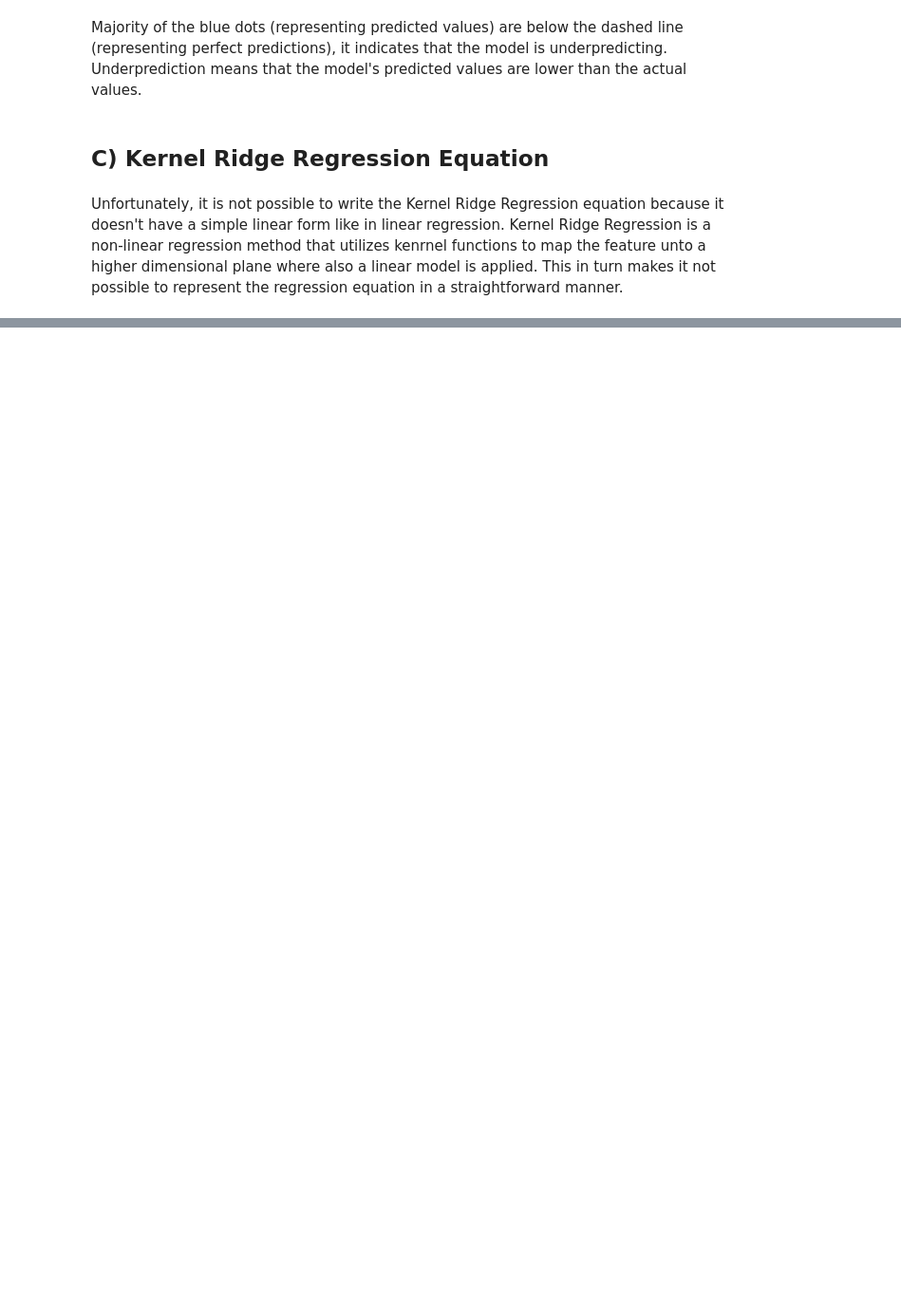
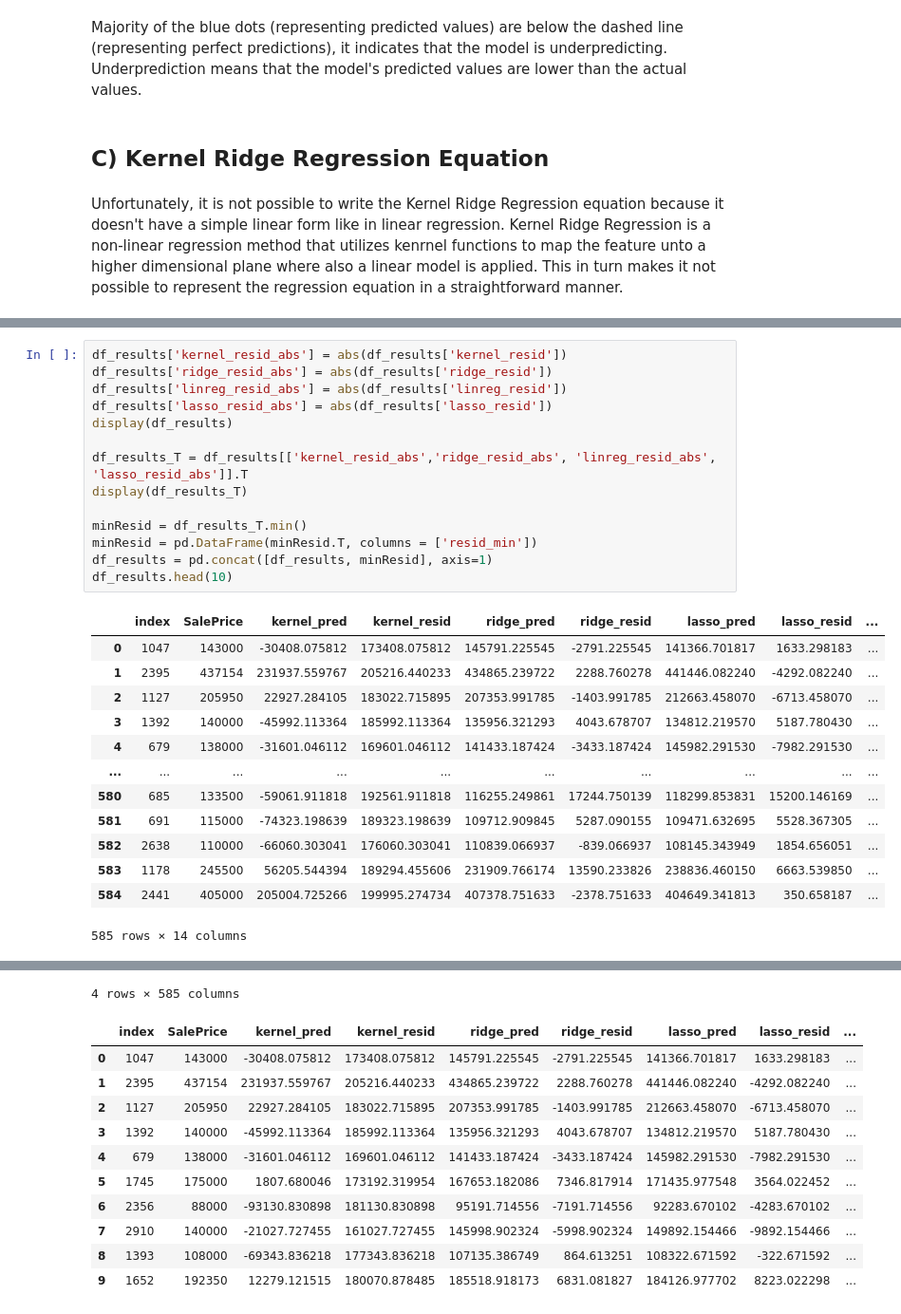
Before and after one commit to sah9j/MidtermProject3550, a Jupyter notebook: Data3550MidPro_MAIN.ipynb, the cells around one changed output, grey strips where cells are left out. Shown at 95% size. Cells and saved outputs as stored; diff of their text form; blank space fills up the shorter version.

```diff
--- a/Data3550MidPro_MAIN.ipynb
+++ b/Data3550MidPro_MAIN.ipynb
@@ -774,0 +874,28 @@ Unfortunately, it is not possible to write the Kernel Ridge Regression equation
+# %%
+df_results['kernel_resid_abs'] = abs(df_results['kernel_resid'])
+df_results['ridge_resid_abs'] = abs(df_results['ridge_resid'])
+df_results['linreg_resid_abs'] = abs(df_results['linreg_resid'])
+df_results['lasso_resid_abs'] = abs(df_results['lasso_resid'])
+display(df_results)
+
+df_results_T = df_results[['kernel_resid_abs','ridge_resid_abs', 'linreg_resid_abs', 'lasso_resid_abs']].T
+display(df_results_T)
+
+minResid = df_results_T.min()
+minResid = pd.DataFrame(minResid.T, columns = ['resid_min'])
+df_results = pd.concat([df_results, minResid], axis=1)
+df_results.head(10)
+# %% [output]
+|  | index | SalePrice | kernel_pred | kernel_resid | ridge_pred | ridge_resid | lasso_pred | lasso_resid | ... |
+| 0 | 1047 | 143000 | -30408.075812 | 173408.075812 | 145791.225545 | -2791.225545 | 141366.701817 | 1633.298183 | ... |
+| 1 | 2395 | 437154 | 231937.559767 | 205216.440233 | 434865.239722 | 2288.760278 | 441446.082240 | -4292.082240 | ... |
+| 2 | 1127 | 205950 | 22927.284105 | 183022.715895 | 207353.991785 | -1403.991785 | 212663.458070 | -6713.458070 | ... |
+| 3 | 1392 | 140000 | -45992.113364 | 185992.113364 | 135956.321293 | 4043.678707 | 134812.219570 | 5187.780430 | ... |
+| 4 | 679 | 138000 | -31601.046112 | 169601.046112 | 141433.187424 | -3433.187424 | 145982.291530 | -7982.291530 | ... |
+| ... | ... | ... | ... | ... | ... | ... | ... | ... | ... |
+| 580 | 685 | 133500 | -59061.911818 | 192561.911818 | 116255.249861 | 17244.750139 | 118299.853831 | 15200.146169 | ... |
+| 581 | 691 | 115000 | -74323.198639 | 189323.198639 | 109712.909845 | 5287.090155 | 109471.632695 | 5528.367305 | ... |
+| 582 | 2638 | 110000 | -66060.303041 | 176060.303041 | 110839.066937 | -839.066937 | 108145.343949 | 1854.656051 | ... |
+| 583 | 1178 | 245500 | 56205.544394 | 189294.455606 | 231909.766174 | 13590.233826 | 238836.460150 | 6663.539850 | ... |
+| 584 | 2441 | 405000 | 205004.725266 | 199995.274734 | 407378.751633 | -2378.751633 | 404649.341813 | 350.658187 | ... |
+585 rows × 14 columns
@@ -774,0 +907,12 @@ Unfortunately, it is not possible to write the Kernel Ridge Regression equation
+4 rows × 585 columns
+|  | index | SalePrice | kernel_pred | kernel_resid | ridge_pred | ridge_resid | lasso_pred | lasso_resid | ... |
+| 0 | 1047 | 143000 | -30408.075812 | 173408.075812 | 145791.225545 | -2791.225545 | 141366.701817 | 1633.298183 | ... |
+| 1 | 2395 | 437154 | 231937.559767 | 205216.440233 | 434865.239722 | 2288.760278 | 441446.082240 | -4292.082240 | ... |
+| 2 | 1127 | 205950 | 22927.284105 | 183022.715895 | 207353.991785 | -1403.991785 | 212663.458070 | -6713.458070 | ... |
+| 3 | 1392 | 140000 | -45992.113364 | 185992.113364 | 135956.321293 | 4043.678707 | 134812.219570 | 5187.780430 | ... |
+| 4 | 679 | 138000 | -31601.046112 | 169601.046112 | 141433.187424 | -3433.187424 | 145982.291530 | -7982.291530 | ... |
+| 5 | 1745 | 175000 | 1807.680046 | 173192.319954 | 167653.182086 | 7346.817914 | 171435.977548 | 3564.022452 | ... |
+| 6 | 2356 | 88000 | -93130.830898 | 181130.830898 | 95191.714556 | -7191.714556 | 92283.670102 | -4283.670102 | ... |
+| 7 | 2910 | 140000 | -21027.727455 | 161027.727455 | 145998.902324 | -5998.902324 | 149892.154466 | -9892.154466 | ... |
+| 8 | 1393 | 108000 | -69343.836218 | 177343.836218 | 107135.386749 | 864.613251 | 108322.671592 | -322.671592 | ... |
+| 9 | 1652 | 192350 | 12279.121515 | 180070.878485 | 185518.918173 | 6831.081827 | 184126.977702 | 8223.022298 | ... |
```
Also changed, not shown: parts of 32 cells of this notebook.
